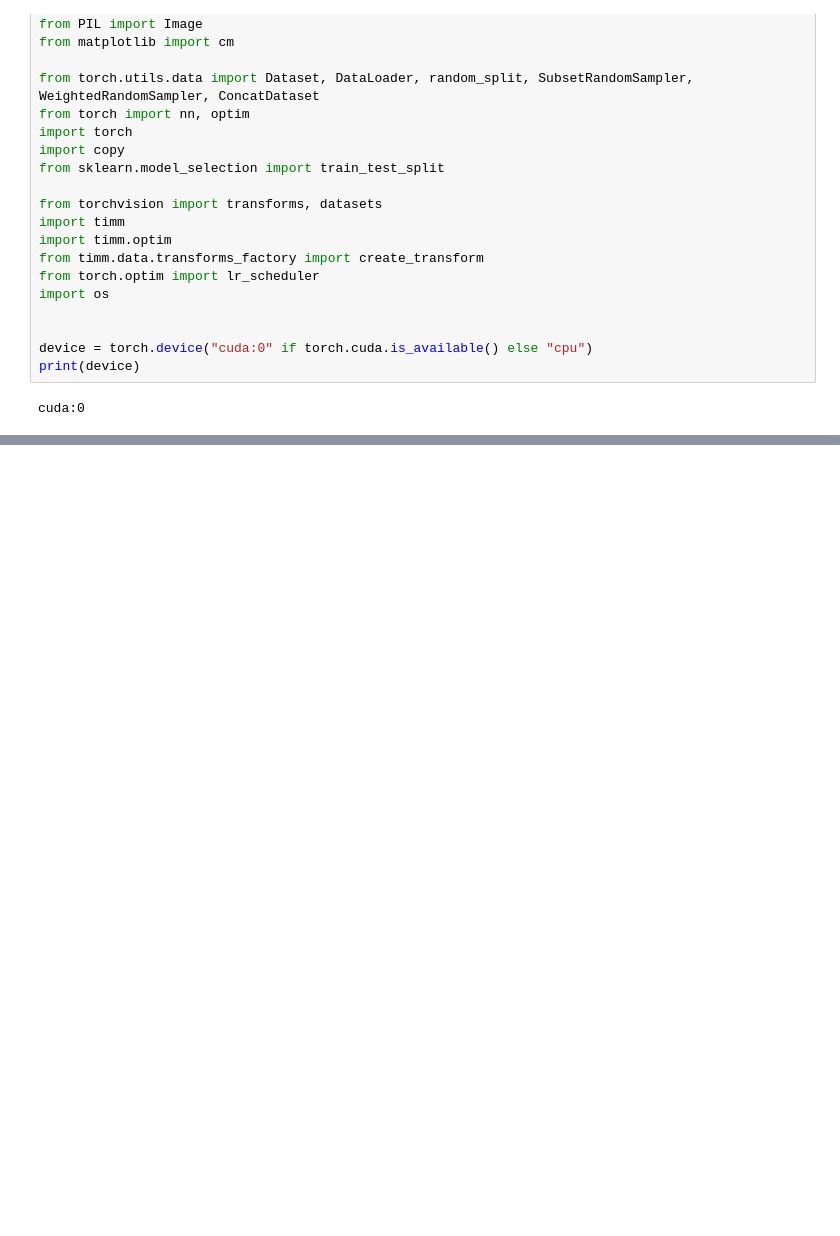
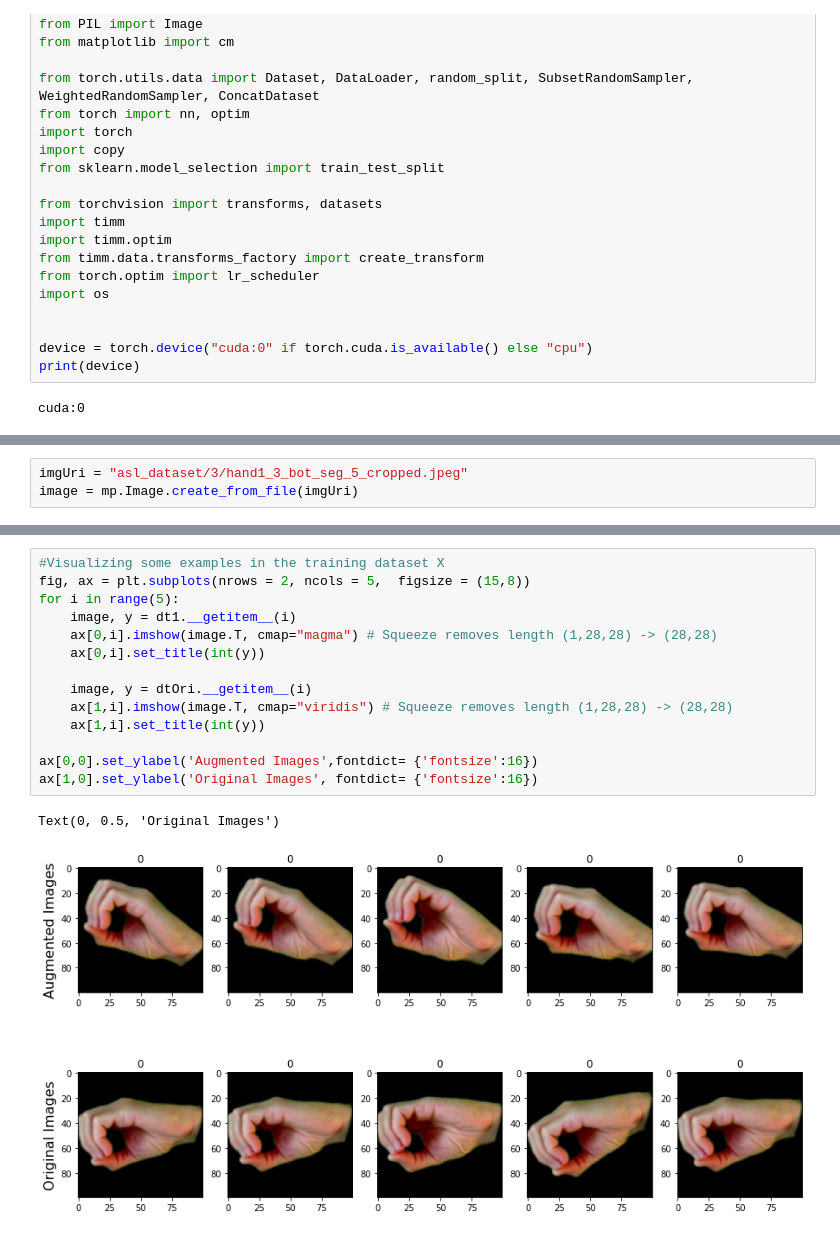
Before and after one commit to gustipangestu/code, a Jupyter notebook: detectTanganRGB.ipynb, the cells around one changed output, grey strips where cells are left out. Cells and saved outputs as stored; diff of their text form; blank space fills up the shorter version.

```diff
--- a/detectTanganRGB.ipynb
+++ b/detectTanganRGB.ipynb
@@ -26,0 +107,3 @@ cuda:0
+# %%
+imgUri = "asl_dataset/3/hand1_3_bot_seg_5_cropped.jpeg"
+image = mp.Image.create_from_file(imgUri)
@@ -146,0 +260,17 @@ Text(0.5, 1.0, 'Test Set')
+# %%
+#Visualizing some examples in the training dataset X
+fig, ax = plt.subplots(nrows = 2, ncols = 5,  figsize = (15,8))
+for i in range(5):
+    image, y = dt1.__getitem__(i)
+    ax[0,i].imshow(image.T, cmap="magma") # Squeeze removes length (1,28,28) -> (28,28)
+    ax[0,i].set_title(int(y))
+
+    image, y = dtOri.__getitem__(i)
+    ax[1,i].imshow(image.T, cmap="viridis") # Squeeze removes length (1,28,28) -> (28,28)
+    ax[1,i].set_title(int(y))
+
+ax[0,0].set_ylabel('Augmented Images',fontdict= {'fontsize':16})
+ax[1,0].set_ylabel('Original Images', fontdict= {'fontsize':16})
+# %% [output]
+Text(0, 0.5, 'Original Images')
+[figure, added]
```
Also changed, not shown: parts of 16 cells of this notebook, 2 other files.
